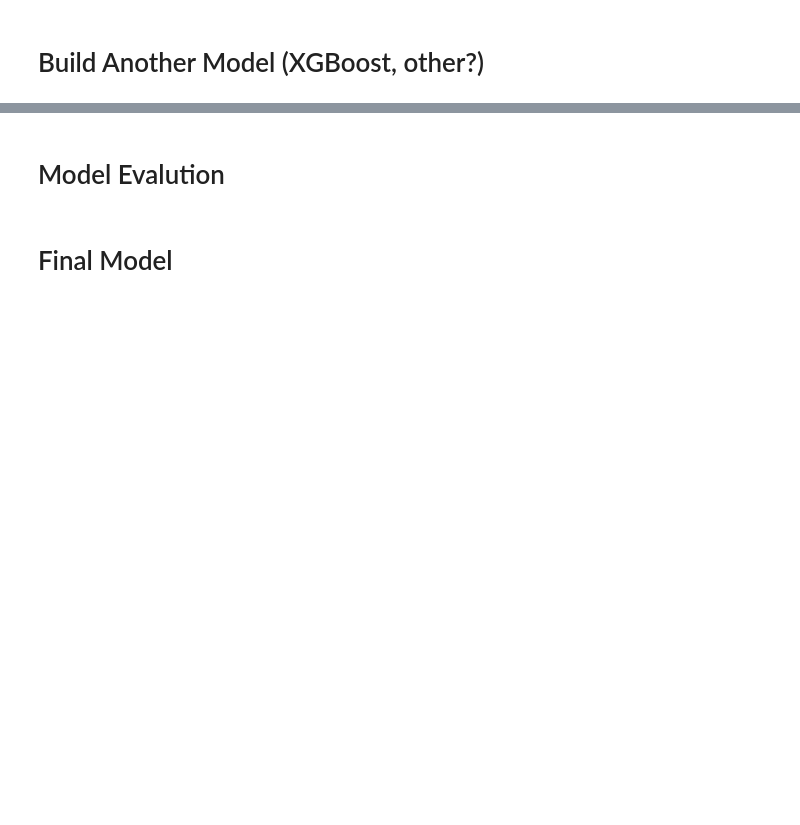
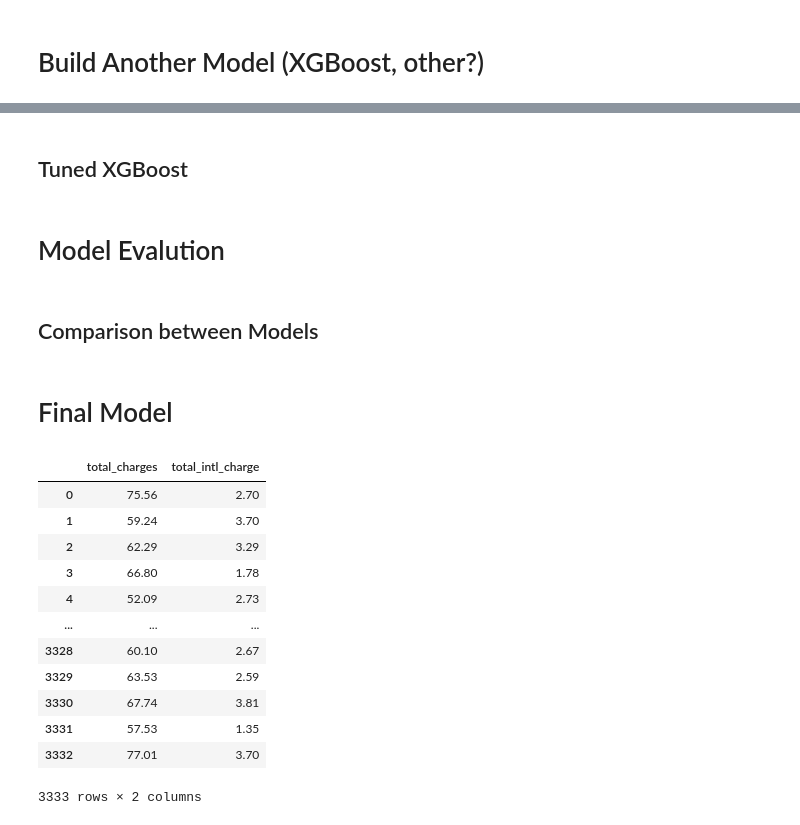
Before and after one commit to heathlikethecandybar/phase_4_project, a Jupyter notebook: phase_3/project/phase_3_notebook.ipynb, the cells around one changed output, grey strips where cells are left out. Cells and saved outputs as stored; diff of their text form; code cells hidden in the pictures; blank space fills up the shorter version.

Commit message:
updates to models

```diff
--- a/phase_3/project/phase_3_notebook.ipynb
+++ b/phase_3/project/phase_3_notebook.ipynb
@@ -970,6 +960,8 @@ baseline_xgb = Pipeline([
 
 # Train model
 baseline_xgb.fit(X_train, y_btrain);
+# %% [markdown]
+## Tuned XGBoost
 # %%
 parameters = {
     "estimator__n_estimators": [75],              # default = 100, To avoid overfitting use "fewer" trees unlike RF.
@@ -992,5 +984,24 @@ best_xgb = GridSearchCV(estimator = baseline_xgb,
 best_xgb.fit(X_train, y_train);
 # %% [markdown]
 # Model Evalution
+# %% [markdown]
+## Comparison between Models
 # %% [markdown]
 # Final Model
+# %%
+df_test = df[['total_charges', 'total_intl_charge']]
+df_test
+# %% [output]
+|  | total_charges | total_intl_charge |
+| 0 | 75.56 | 2.70 |
+| 1 | 59.24 | 3.70 |
+| 2 | 62.29 | 3.29 |
+| 3 | 66.80 | 1.78 |
+| 4 | 52.09 | 2.73 |
+| ... | ... | ... |
+| 3328 | 60.10 | 2.67 |
+| 3329 | 63.53 | 2.59 |
+| 3330 | 67.74 | 3.81 |
+| 3331 | 57.53 | 1.35 |
+| 3332 | 77.01 | 3.70 |
+3333 rows × 2 columns
```
Also changed, not shown: parts of 40 cells of this notebook.
